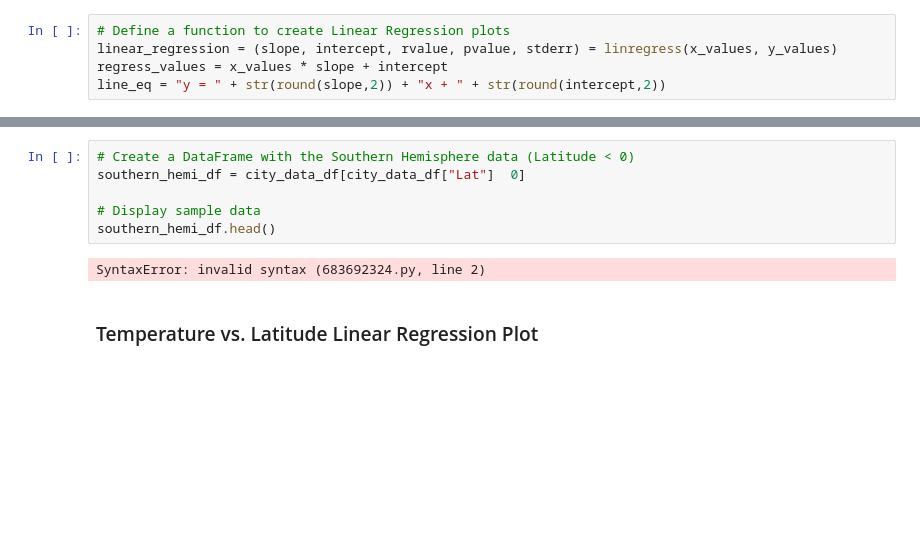
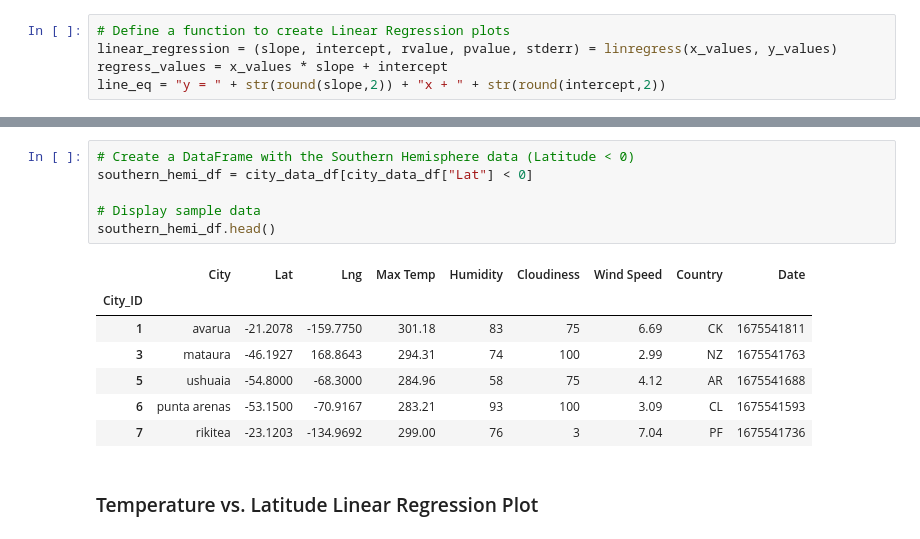
Before and after one commit to PDistasi/python-api-challenge, a Jupyter notebook: WeatherPy/WeatherPy.ipynb, the cells around one changed output, grey strips where cells are left out. Saved outputs shown, nothing was run; the diff lists cells and outputs as text; blank space fills up the shorter version.

```diff
--- a/WeatherPy/WeatherPy.ipynb
+++ b/WeatherPy/WeatherPy.ipynb
@@ -348,11 +348,17 @@ northern_hemi_df.head()
 # %%
 # Create a DataFrame with the Southern Hemisphere data (Latitude < 0)
-southern_hemi_df = city_data_df[city_data_df["Lat"]  0]
+southern_hemi_df = city_data_df[city_data_df["Lat"] < 0]
 
 # Display sample data
 southern_hemi_df.head()
 # %% [output]
-SyntaxError: invalid syntax (683692324.py, line 2)
+|  | City | Lat | Lng | Max Temp | Humidity | Cloudiness | Wind Speed | Country | Date |
+| City_ID |  |  |  |  |  |  |  |  |  |
+| 1 | avarua | -21.2078 | -159.7750 | 301.18 | 83 | 75 | 6.69 | CK | 1675541811 |
+| 3 | mataura | -46.1927 | 168.8643 | 294.31 | 74 | 100 | 2.99 | NZ | 1675541763 |
+| 5 | ushuaia | -54.8000 | -68.3000 | 284.96 | 58 | 75 | 4.12 | AR | 1675541688 |
+| 6 | punta arenas | -53.1500 | -70.9167 | 283.21 | 93 | 100 | 3.09 | CL | 1675541593 |
+| 7 | rikitea | -23.1203 | -134.9692 | 299.00 | 76 | 3 | 7.04 | PF | 1675541736 |
 # %% [markdown]
 ###  Temperature vs. Latitude Linear Regression Plot
 # %%
```
Also changed, not shown: parts of 18 cells of this notebook, 13 other files.
